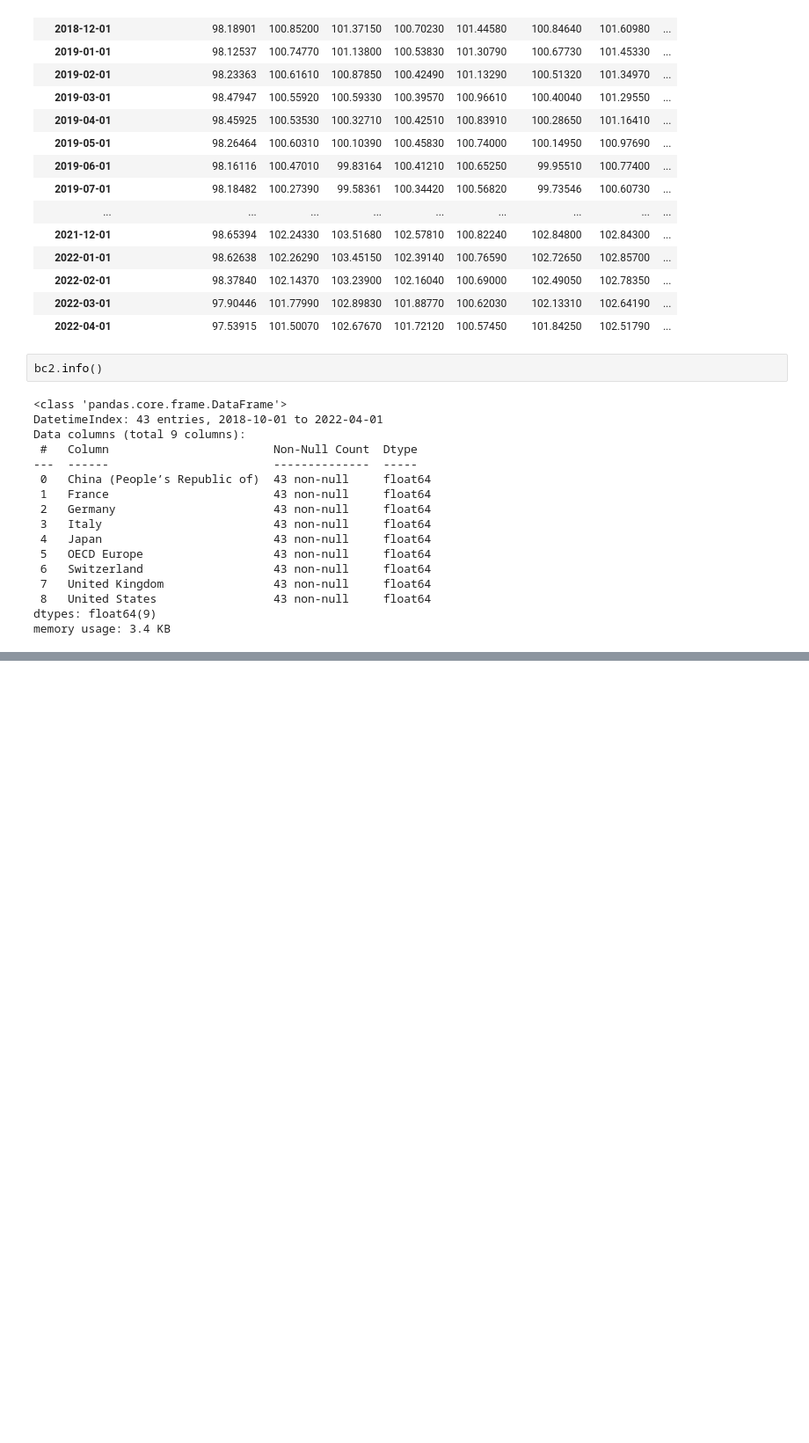
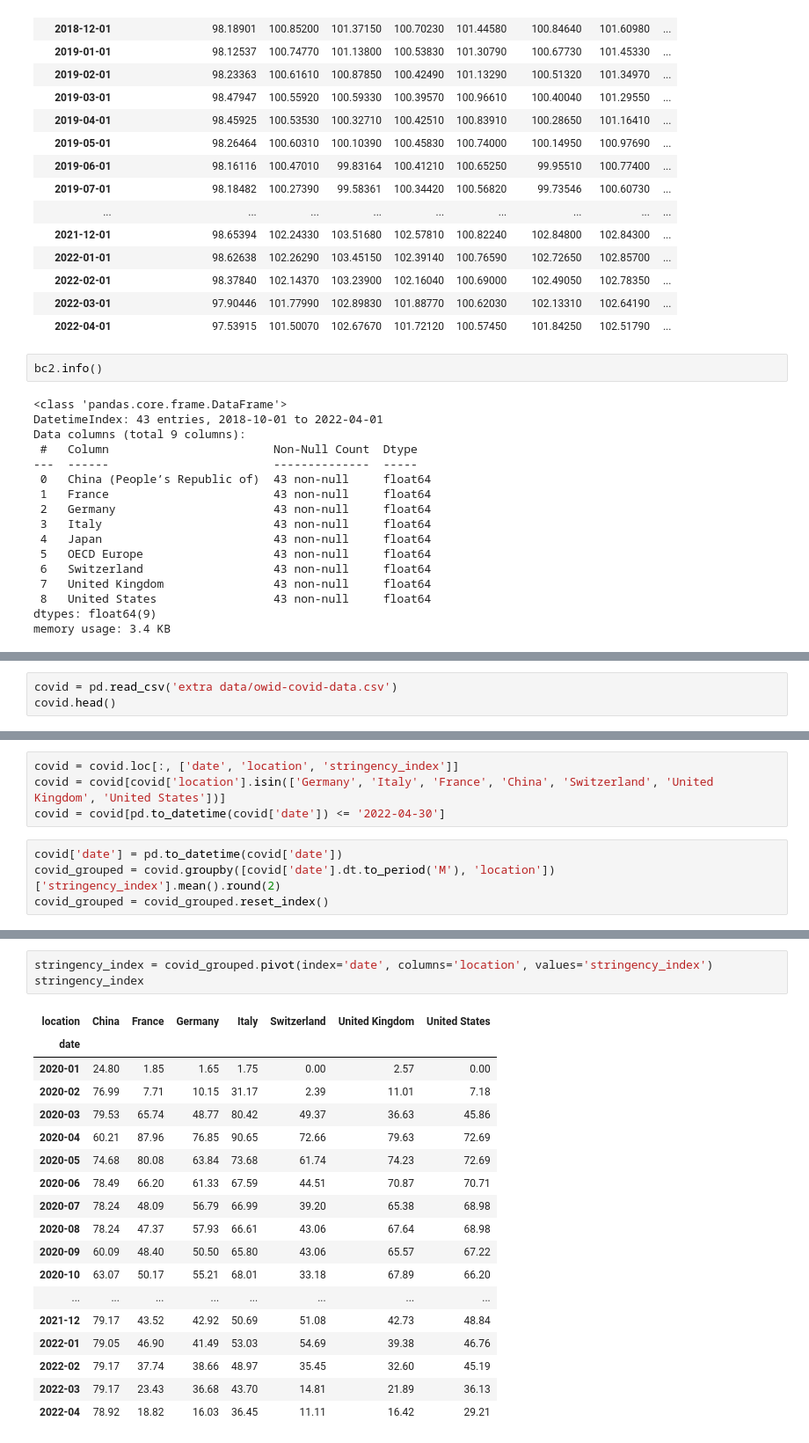
Before and after one commit to MGN19/Siemens-forecast, a Jupyter notebook: Transform External Data.ipynb, the cells around one changed output, grey strips where cells are left out. Shown at 88% size. Cells and saved outputs as stored; diff of their text form; blank space fills up the shorter version.

```diff
--- a/Transform External Data.ipynb
+++ b/Transform External Data.ipynb
@@ -189,0 +192,3 @@ bc2.to_csv('./extra data/clean_business_confidence.csv')
+# %%
+covid = pd.read_csv('extra data/owid-covid-data.csv')
+covid.head()
@@ -189,0 +209,8 @@ bc2.to_csv('./extra data/clean_business_confidence.csv')
+# %%
+covid = covid.loc[:, ['date', 'location', 'stringency_index']]
+covid = covid[covid['location'].isin(['Germany', 'Italy', 'France', 'China', 'Switzerland', 'United Kingdom', 'United States'])]
+covid = covid[pd.to_datetime(covid['date']) <= '2022-04-30']
+# %%
+covid['date'] = pd.to_datetime(covid['date'])
+covid_grouped = covid.groupby([covid['date'].dt.to_period('M'), 'location'])['stringency_index'].mean().round(2)
+covid_grouped = covid_grouped.reset_index()
@@ -189,0 +233,22 @@ bc2.to_csv('./extra data/clean_business_confidence.csv')
+# %%
+stringency_index = covid_grouped.pivot(index='date', columns='location', values='stringency_index')
+stringency_index
+# %% [output]
+| location | China | France | Germany | Italy | Switzerland | United Kingdom | United States |
+| date |  |  |  |  |  |  |  |
+| 2020-01 | 24.80 | 1.85 | 1.65 | 1.75 | 0.00 | 2.57 | 0.00 |
+| 2020-02 | 76.99 | 7.71 | 10.15 | 31.17 | 2.39 | 11.01 | 7.18 |
+| 2020-03 | 79.53 | 65.74 | 48.77 | 80.42 | 49.37 | 36.63 | 45.86 |
+| 2020-04 | 60.21 | 87.96 | 76.85 | 90.65 | 72.66 | 79.63 | 72.69 |
+| 2020-05 | 74.68 | 80.08 | 63.84 | 73.68 | 61.74 | 74.23 | 72.69 |
+| 2020-06 | 78.49 | 66.20 | 61.33 | 67.59 | 44.51 | 70.87 | 70.71 |
+| 2020-07 | 78.24 | 48.09 | 56.79 | 66.99 | 39.20 | 65.38 | 68.98 |
+| 2020-08 | 78.24 | 47.37 | 57.93 | 66.61 | 43.06 | 67.64 | 68.98 |
+| 2020-09 | 60.09 | 48.40 | 50.50 | 65.80 | 43.06 | 65.57 | 67.22 |
+| 2020-10 | 63.07 | 50.17 | 55.21 | 68.01 | 33.18 | 67.89 | 66.20 |
+| ... | ... | ... | ... | ... | ... | ... | ... |
+| 2021-12 | 79.17 | 43.52 | 42.92 | 50.69 | 51.08 | 42.73 | 48.84 |
+| 2022-01 | 79.05 | 46.90 | 41.49 | 53.03 | 54.69 | 39.38 | 46.76 |
+| 2022-02 | 79.17 | 37.74 | 38.66 | 48.97 | 35.45 | 32.60 | 45.19 |
+| 2022-03 | 79.17 | 23.43 | 36.68 | 43.70 | 14.81 | 21.89 | 36.13 |
+| 2022-04 | 78.92 | 18.82 | 16.03 | 36.45 | 11.11 | 16.42 | 29.21 |
```
Also changed, not shown: parts of 10 cells of this notebook, 2 other files.
